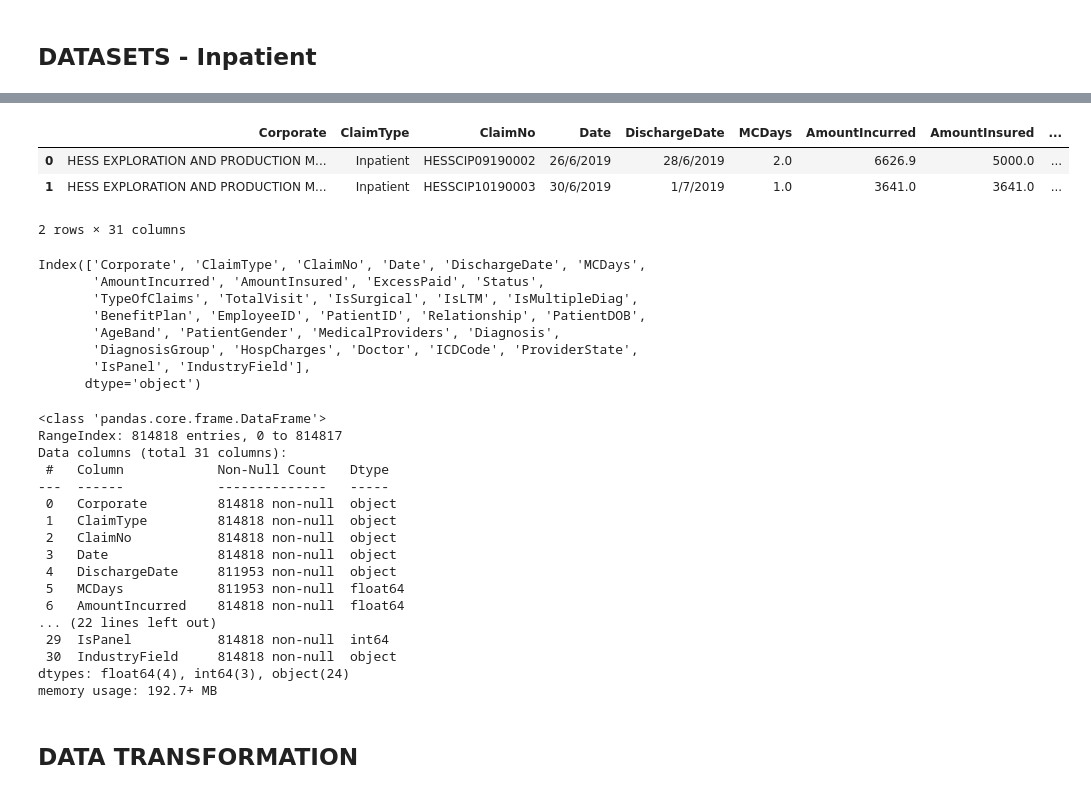
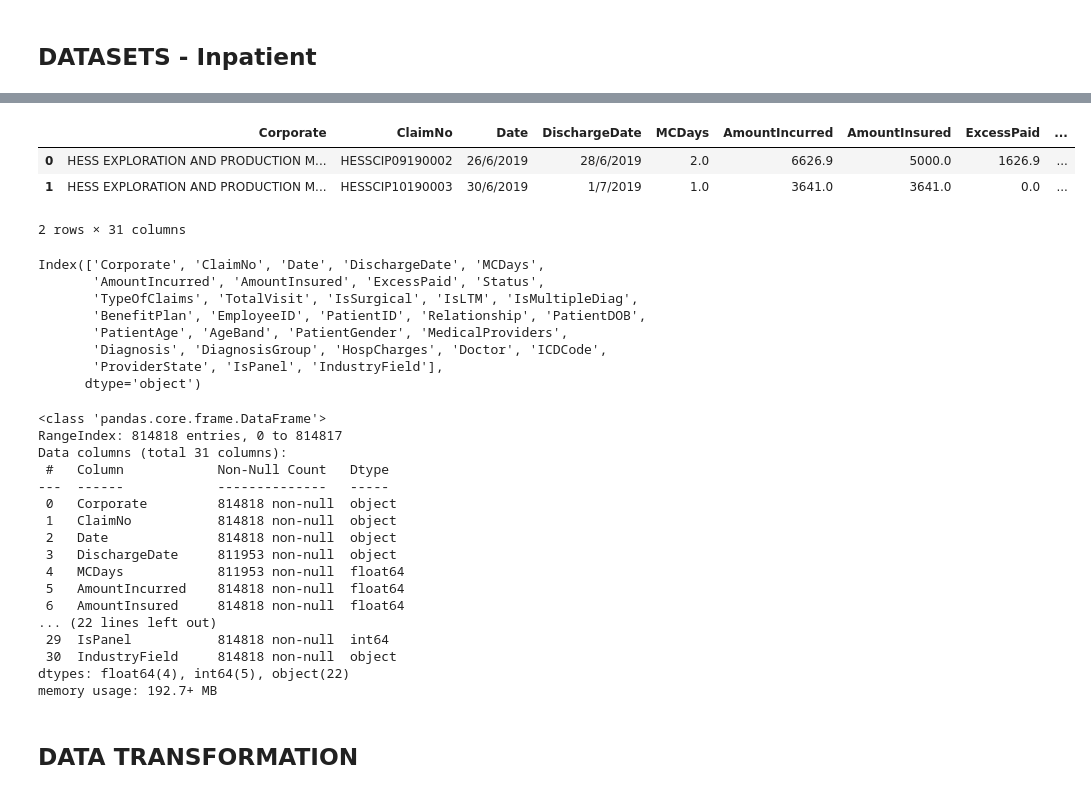
Before and after one commit to AngieChong/Research-Paper, a Jupyter notebook: P2_Prediction_of_Inpatient_Cost.ipynb, the cells around one changed output, grey strips where cells are left out. Cells and saved outputs as stored; diff of their text form; code cells hidden in the pictures.

```diff
--- a/P2_Prediction_of_Inpatient_Cost.ipynb
+++ b/P2_Prediction_of_Inpatient_Cost.ipynb
@@ -17,22 +17,22 @@ User uploaded file "Inpatient_2019-2022_NEW.csv" with length 292638384 bytes
 # %%
 import pandas as pd
-df = pd.read_csv("Inpatient_2019-2022_NEW.csv")
+df = pd.read_csv("Inpatient_2019-2022_NEW1.csv")
 df.head(2)
 # %% [output]
-|  | Corporate | ClaimType | ClaimNo | Date | DischargeDate | MCDays | AmountIncurred | AmountInsured | ... |
-| 0 | HESS EXPLORATION AND PRODUCTION M... | Inpatient | HESSCIP09190002 | 26/6/2019 | 28/6/2019 | 2.0 | 6626.9 | 5000.0 | ... |
-| 1 | HESS EXPLORATION AND PRODUCTION M... | Inpatient | HESSCIP10190003 | 30/6/2019 | 1/7/2019 | 1.0 | 3641.0 | 3641.0 | ... |
+|  | Corporate | ClaimNo | Date | DischargeDate | MCDays | AmountIncurred | AmountInsured | ExcessPaid | ... |
+| 0 | HESS EXPLORATION AND PRODUCTION M... | HESSCIP09190002 | 26/6/2019 | 28/6/2019 | 2.0 | 6626.9 | 5000.0 | 1626.9 | ... |
+| 1 | HESS EXPLORATION AND PRODUCTION M... | HESSCIP10190003 | 30/6/2019 | 1/7/2019 | 1.0 | 3641.0 | 3641.0 | 0.0 | ... |
 2 rows × 31 columns
 # %%
 print(df.columns)
 # %% [output]
-Index(['Corporate', 'ClaimType', 'ClaimNo', 'Date', 'DischargeDate', 'MCDays',
+Index(['Corporate', 'ClaimNo', 'Date', 'DischargeDate', 'MCDays',
        'AmountIncurred', 'AmountInsured', 'ExcessPaid', 'Status',
        'TypeOfClaims', 'TotalVisit', 'IsSurgical', 'IsLTM', 'IsMultipleDiag',
        'BenefitPlan', 'EmployeeID', 'PatientID', 'Relationship', 'PatientDOB',
-       'AgeBand', 'PatientGender', 'MedicalProviders', 'Diagnosis',
-       'DiagnosisGroup', 'HospCharges', 'Doctor', 'ICDCode', 'ProviderState',
-       'IsPanel', 'IndustryField'],
+       'PatientAge', 'AgeBand', 'PatientGender', 'MedicalProviders',
+       'Diagnosis', 'DiagnosisGroup', 'HospCharges', 'Doctor', 'ICDCode',
+       'ProviderState', 'IsPanel', 'IndustryField'],
       dtype='object')
 # %%
 df.info()
@@ -43,16 +43,16 @@ Data columns (total 31 columns):
  #   Column            Non-Null Count   Dtype
 ---  ------            --------------   -----
  0   Corporate         814818 non-null  object
- 1   ClaimType         814818 non-null  object
- 2   ClaimNo           814818 non-null  object
- 3   Date              814818 non-null  object
- 4   DischargeDate     811953 non-null  object
- 5   MCDays            811953 non-null  float64
- 6   AmountIncurred    814818 non-null  float64
+ 1   ClaimNo           814818 non-null  object
+ 2   Date              814818 non-null  object
+ 3   DischargeDate     811953 non-null  object
+ 4   MCDays            811953 non-null  float64
+ 5   AmountIncurred    814818 non-null  float64
+ 6   AmountInsured     814818 non-null  float64
 ... (22 lines left out)
  29  IsPanel           814818 non-null  int64
  30  IndustryField     814818 non-null  object
-dtypes: float64(4), int64(3), object(24)
+dtypes: float64(4), int64(5), object(22)
 memory usage: 192.7+ MB
 # %% [markdown]
 ## DATA TRANSFORMATION
```
Also changed, not shown: parts of 34 cells of this notebook.
